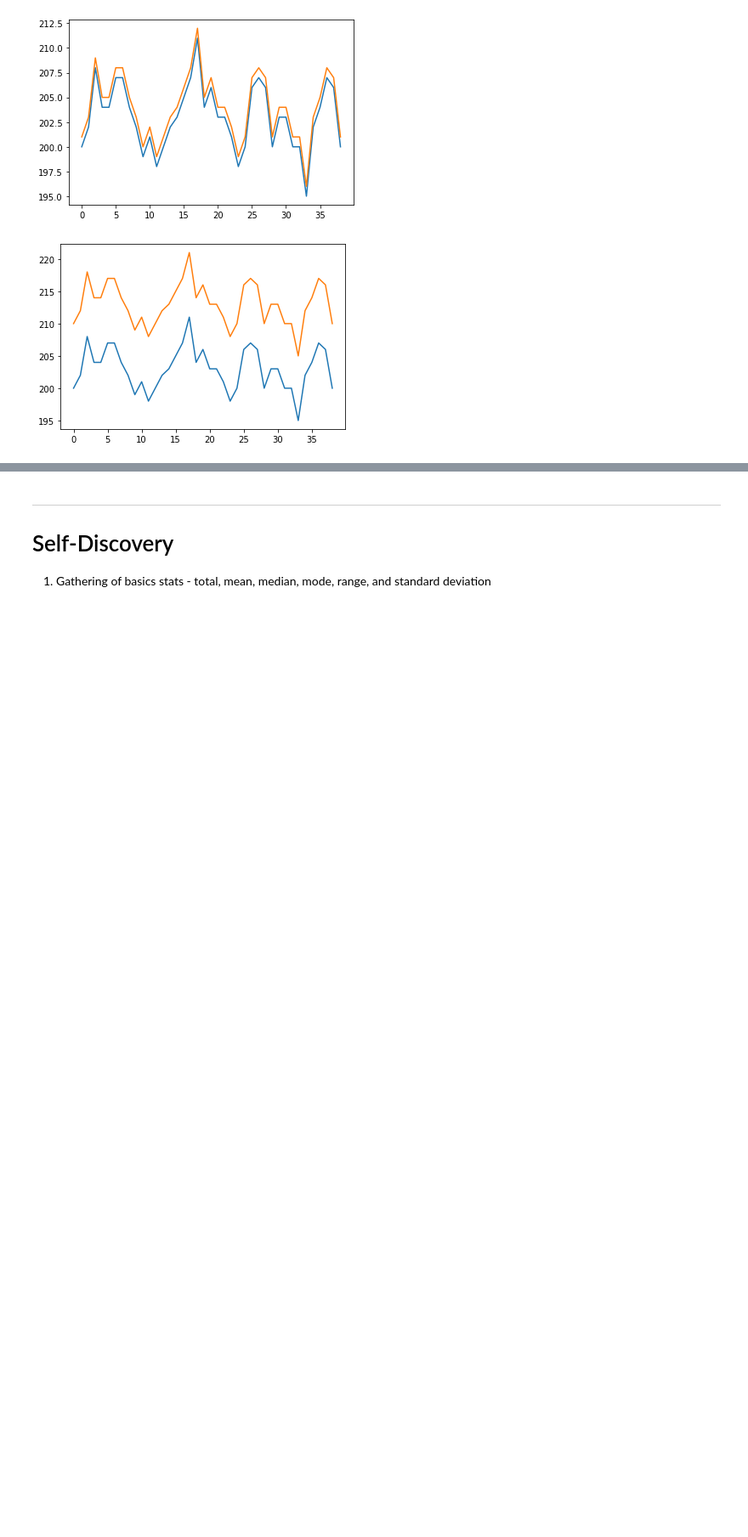
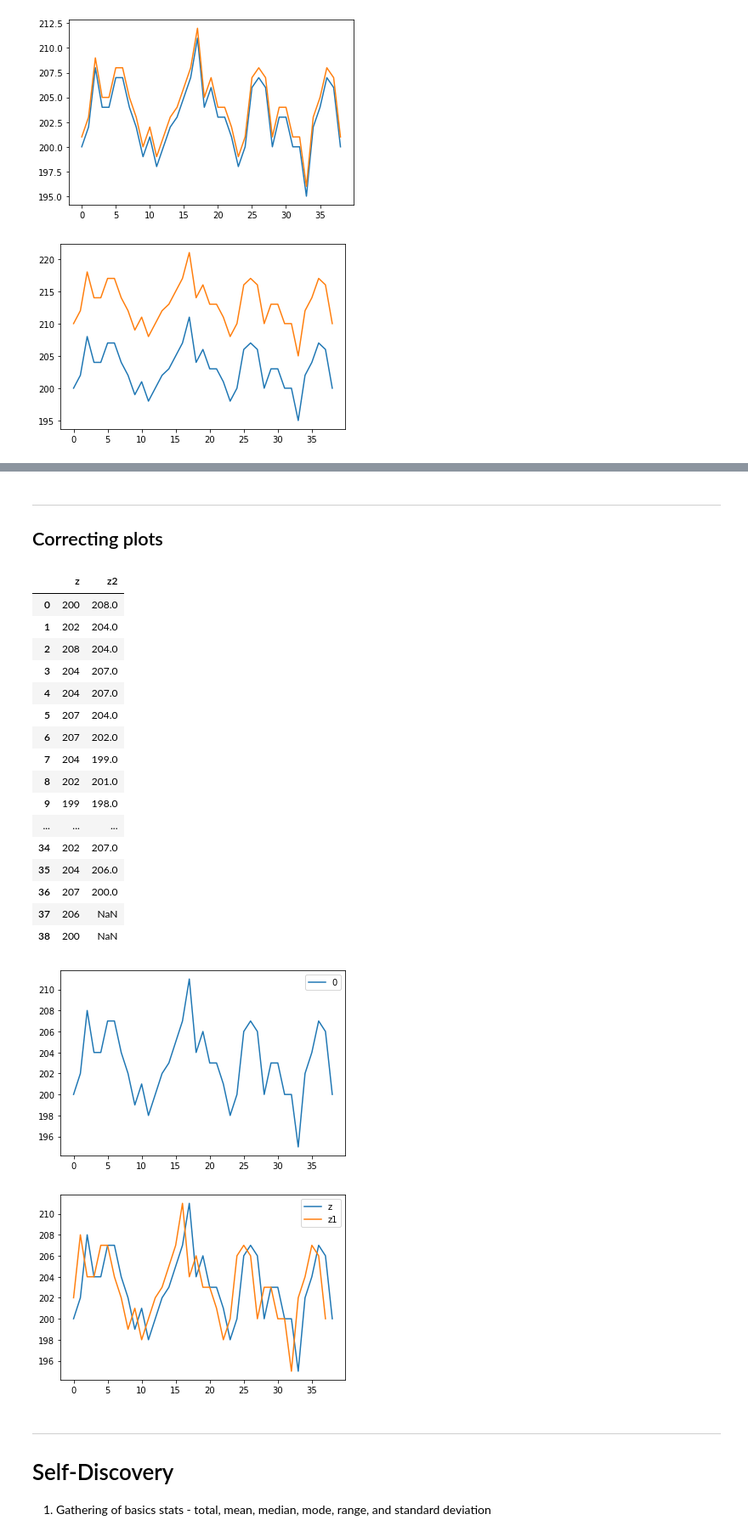
Before and after one commit to Brinkley97/book-forecasting_and_control, a Jupyter notebook: part_1/2-autocorrelation_func_and_spectrum_of_stationary_process/exercises/2.1.ipynb, the cells around one changed output, grey strips where cells are left out. Shown at 85% size. Drawn from its saved outputs; the diff is of its cells as text; code cells hidden in the pictures; blank space fills up the shorter version.

```diff
--- a/part_1/2-autocorrelation_func_and_spectrum_of_stationary_process/exercises/2.1.ipynb
+++ b/part_1/2-autocorrelation_func_and_spectrum_of_stationary_process/exercises/2.1.ipynb
@@ -118,0 +156,41 @@ plot_density = t_m_2.plot.density()
+# %% [markdown]
+---
+
+## Correcting plots
+# %%
+def plot_ts_with_pandas(ts_data):
+    """
+    ts_data -- pd DataFrame
+    return -- plots ((1) z_t, (2) z_t vs z_t+1, (3) z_t vs z_t+2)
+    """
+    # print(z)
+
+    z = ts_data
+    plot_ts = z.plot()
+
+
+    """
+    z_t vs z_t+1
+    """
+    z1 = ts_data.shift(-1)
+    z_vs_z1 = pd.concat([z, z1], axis = 1)
+    z_vs_z1.columns = ["z", "z1"]
+    plot_z_vs_z1 = z_vs_z1.plot()
+
+    """
+    z_t vs z_t+2
+    """
+    z2 = ts_data.shift(-2)
+    z_vs_z2 = pd.concat([z, z2], axis = 1)
+    z_vs_z2.columns = ["z", "z2"]
+    plot_z_vs_z2 = z_vs_z2
+
+    """
+    All lags
+    """
+
+    # z_t_with_lag_1 = pd.concat([z, lag_k_1, lag_k_2], axis = 1)
+    # z_t_with_lag.columns = ["z[t]", "z[t + 1]", "z[t + 2]"]
+    # # print(z_t_with_lag)
+    # plot_ts_lag = z_t_with_lag.plot()
+    return plot_z_vs_z2
@@ -119,3 +199,25 @@ plot_density = t_m_2.plot.density()
+# %%
+plot_ts_with_pandas(ts_data)
+# %% [output]
+|  | z | z2 |
+| 0 | 200 | 208.0 |
+| 1 | 202 | 204.0 |
+| 2 | 208 | 204.0 |
+| 3 | 204 | 207.0 |
+| 4 | 204 | 207.0 |
+| 5 | 207 | 204.0 |
+| 6 | 207 | 202.0 |
+| 7 | 204 | 199.0 |
+| 8 | 202 | 201.0 |
+| 9 | 199 | 198.0 |
+| ... | ... | ... |
+| 34 | 202 | 207.0 |
+| 35 | 204 | 206.0 |
+| 36 | 207 | 200.0 |
+| 37 | 206 | NaN |
+| 38 | 200 | NaN |
+[figure, added]
+[figure, added]
 # %% [markdown]
 ---
 
```
Also changed, not shown: parts of 8 cells of this notebook, 6 other files.
